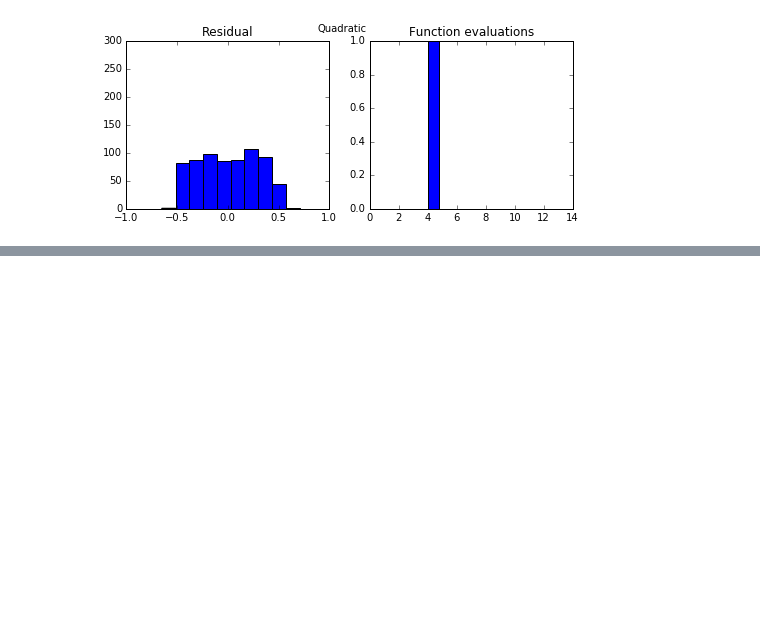
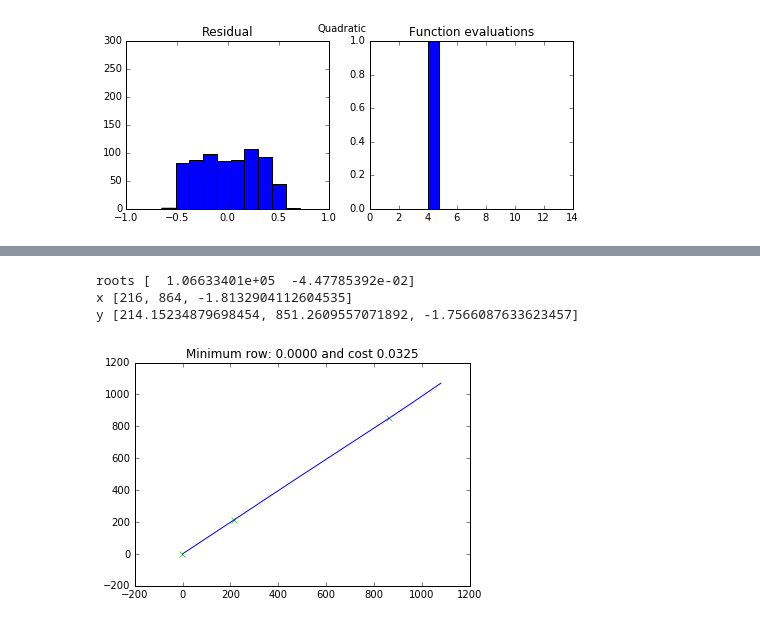
Before and after one commit to hovren/rsimusim, a Jupyter notebook: Cost Function Evaluation.ipynb, the cells around one changed output, grey strips where cells are left out. Drawn from its saved outputs; the diff is of its cells as text; code cells hidden in the pictures; blank space fills up the shorter version.

```diff
--- a/Cost Function Evaluation.ipynb
+++ b/Cost Function Evaluation.ipynb
@@ -224,0 +304,22 @@ quadratic_result
+# %%
+for X, t0 in failed:
+    cost_func = np.vectorize(functools.partial(cost_function_base, t0, X, ds.trajectory, pinhole_camera, method='linear'))
+    full_cost = cost_func(row_all)
+    plt.figure()
+    plt.plot(row_all, full_cost)
+    min_idx = np.argmin(np.abs(full_cost))
+    min_row = row_all[min_idx]
+    min_cost = full_cost[min_idx]
+    try:
+        project_rs(X, t0, ds.trajectory, pinhole_camera)
+    except ProjectionError as e:
+        plt.plot(e.xdata, e.ydata, 'x')
+        print 'roots', e.roots
+        print 'x', e.xdata
+        print 'y', e.ydata
+    plt.title('Minimum row: {:.4f} and cost {:.4f}'.format(min_row, min_cost))
+# %% [output]
+roots [  1.06633401e+05  -4.47785392e-02]
+x [216, 864, -1.8132904112604535]
+y [214.15234879698454, 851.2609557071892, -1.7566087633623457]
+[figure, added]
```
Also changed, not shown: parts of 18 cells of this notebook, 4 other files.
